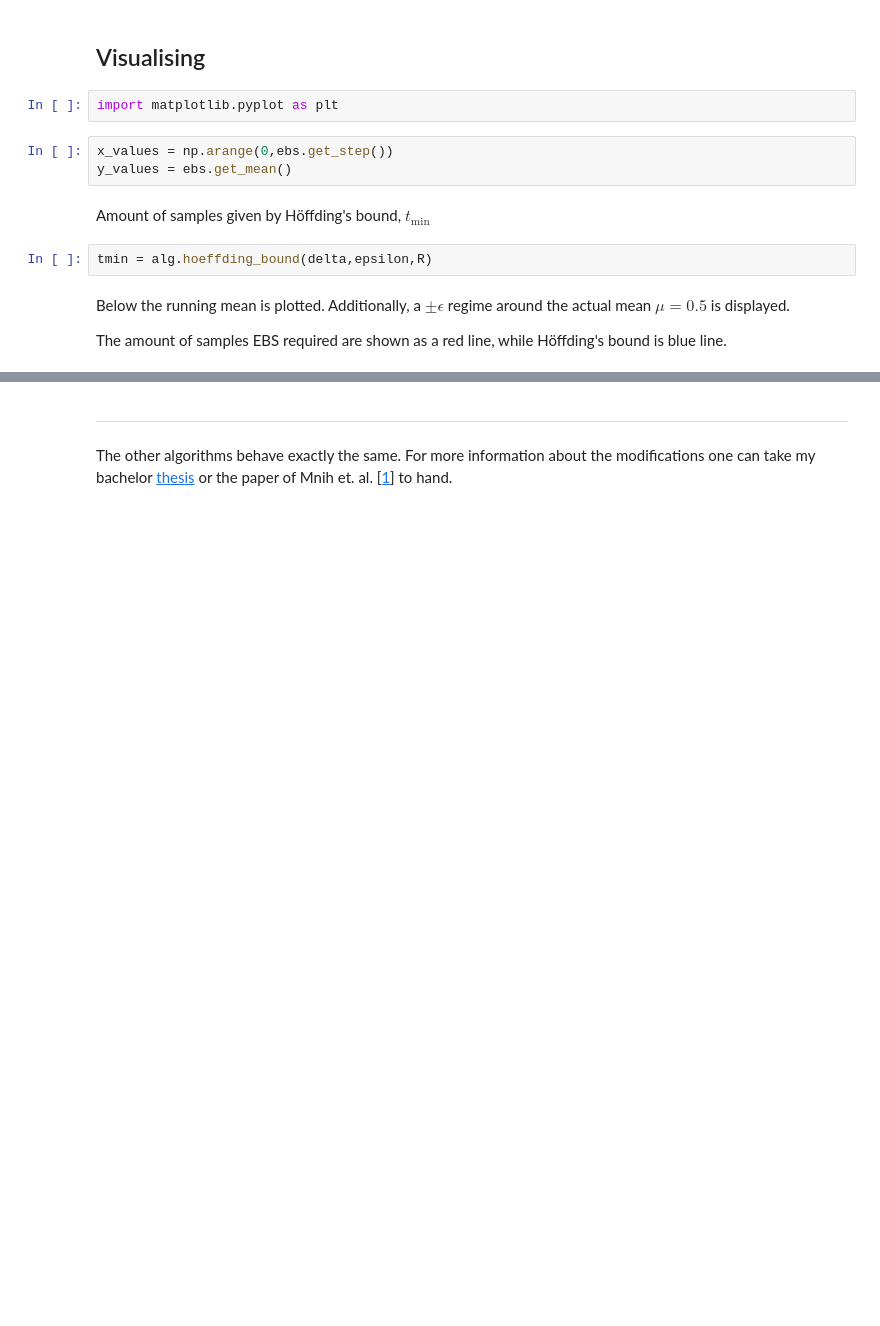
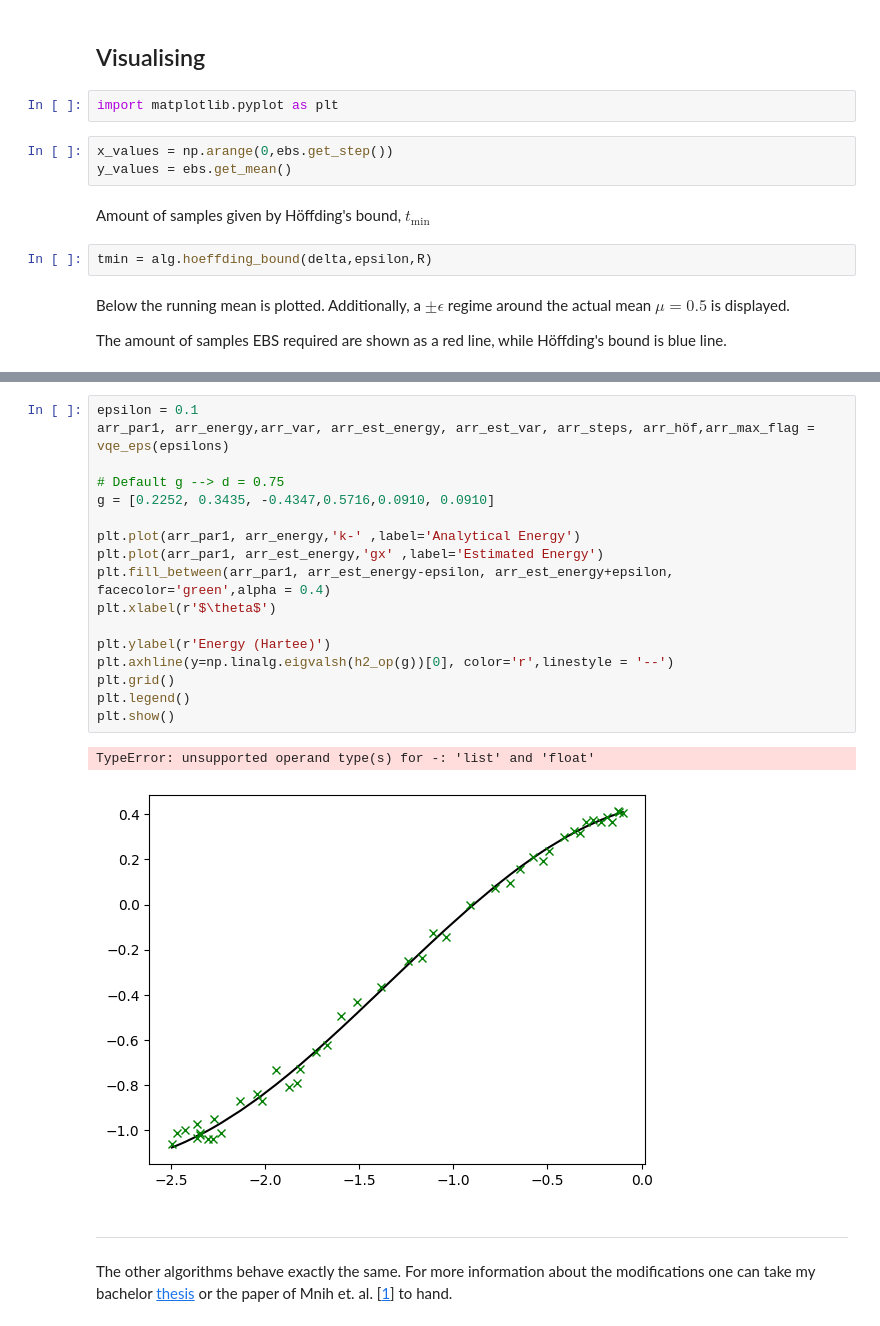
Before and after one commit to UgurTepe/EmpiricalBernsteinAlgorithm, a Jupyter notebook: tutorial.ipynb, the cells around one changed output, grey strips where cells are left out. Cells and saved outputs as stored; diff of their text form; blank space fills up the shorter version.

```diff
--- a/tutorial.ipynb
+++ b/tutorial.ipynb
@@ -106,3 +121,23 @@ plt.legend()
+# %%
+epsilon = 0.1
+arr_par1, arr_energy,arr_var, arr_est_energy, arr_est_var, arr_steps, arr_höf,arr_max_flag = vqe_eps(epsilons)
+
+# Default g --> d = 0.75
+g = [0.2252, 0.3435, -0.4347,0.5716,0.0910, 0.0910]
+
+plt.plot(arr_par1, arr_energy,'k-' ,label='Analytical Energy')
+plt.plot(arr_par1, arr_est_energy,'gx' ,label='Estimated Energy')
+plt.fill_between(arr_par1, arr_est_energy-epsilon, arr_est_energy+epsilon, facecolor='green',alpha = 0.4)
+plt.xlabel(r'$\theta$')
+
+plt.ylabel(r'Energy (Hartee)')
+plt.axhline(y=np.linalg.eigvalsh(h2_op(g))[0], color='r',linestyle = '--')
+plt.grid()
+plt.legend()
+plt.show()
+# %% [output]
+TypeError: unsupported operand type(s) for -: 'list' and 'float'
+[figure, added]
 # %% [markdown]
 ***
 # %% [markdown]
```
Also changed, not shown: parts of 6 cells of this notebook, 5 other files.
